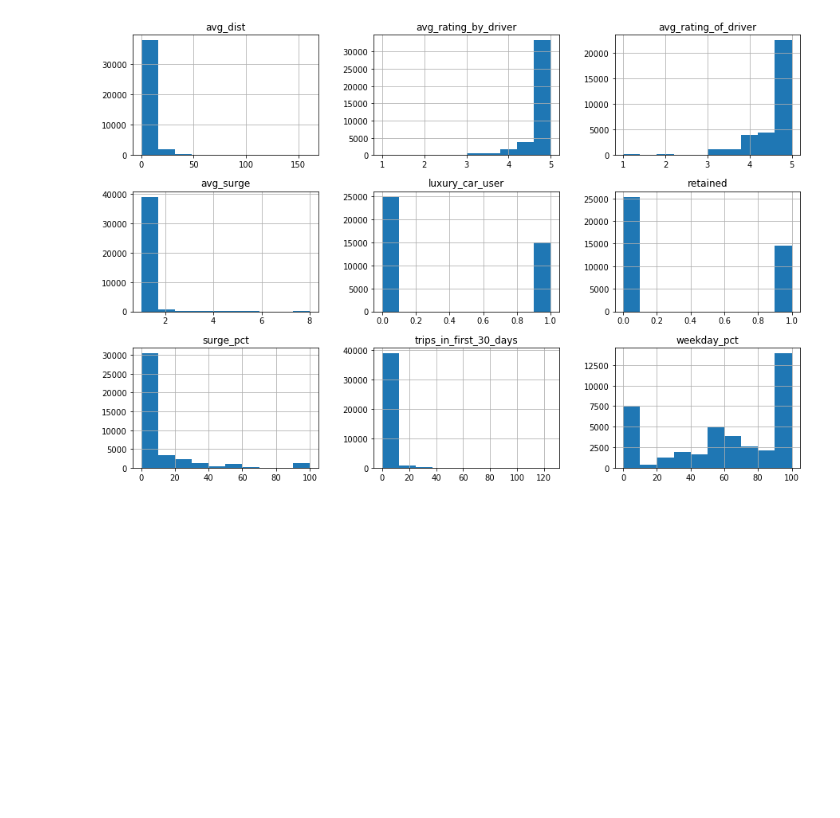
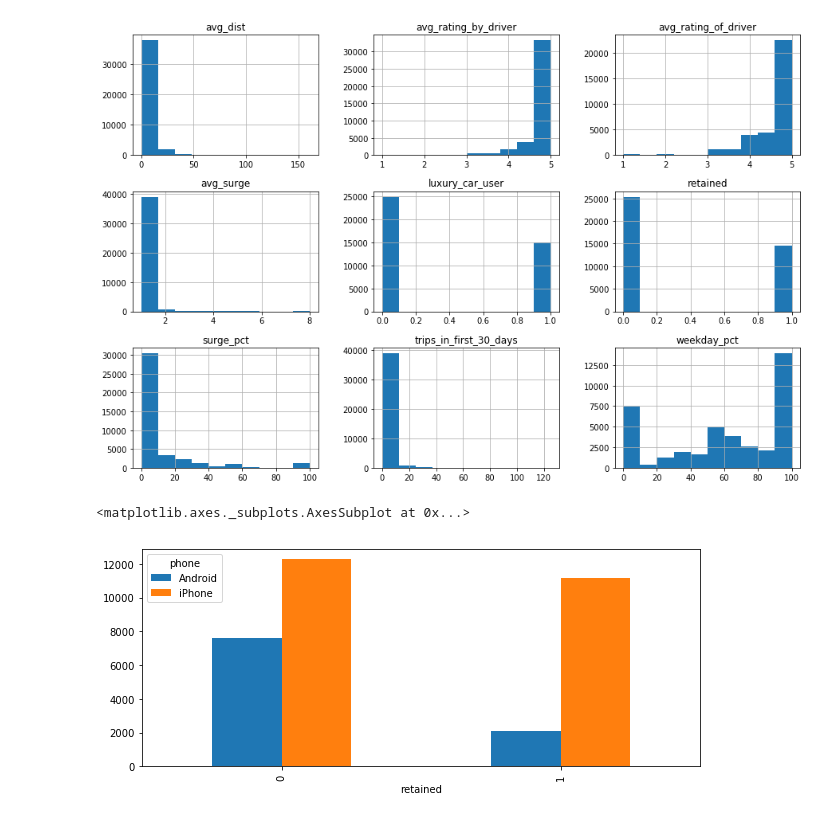
Before and after one commit to programng/churn-case-study, a Jupyter notebook: eda/eda_ng.ipynb, the cells around one changed output. Cells and saved outputs as stored; diff of their text form; code cells hidden in the pictures; blank space fills up the shorter version.

```diff
--- a/eda/eda_ng.ipynb
+++ b/eda/eda_ng.ipynb
@@ -116,3 +116,11 @@ array([[<matplotlib.axes._subplots.AxesSubplot object at 0x...>,
         <matplotlib.axes._subplots.AxesSubplot object at 0x...>,
         <matplotlib.axes._subplots.AxesSubplot object at 0x...>]], dtype=object)
 [figure]
+# %%
+agg = train.groupby(['retained', 'phone']).avg_dist.count()
+agg = agg.unstack(level='phone')
+fig1, ax1 = plt.subplots(1, 1, figsize=(10, 4))
+agg.plot(kind = 'bar', ax=ax1)
+# %% [output]
+<matplotlib.axes._subplots.AxesSubplot at 0x...>
+[figure, added]
```
Also changed, not shown: parts of 18 cells of this notebook.
